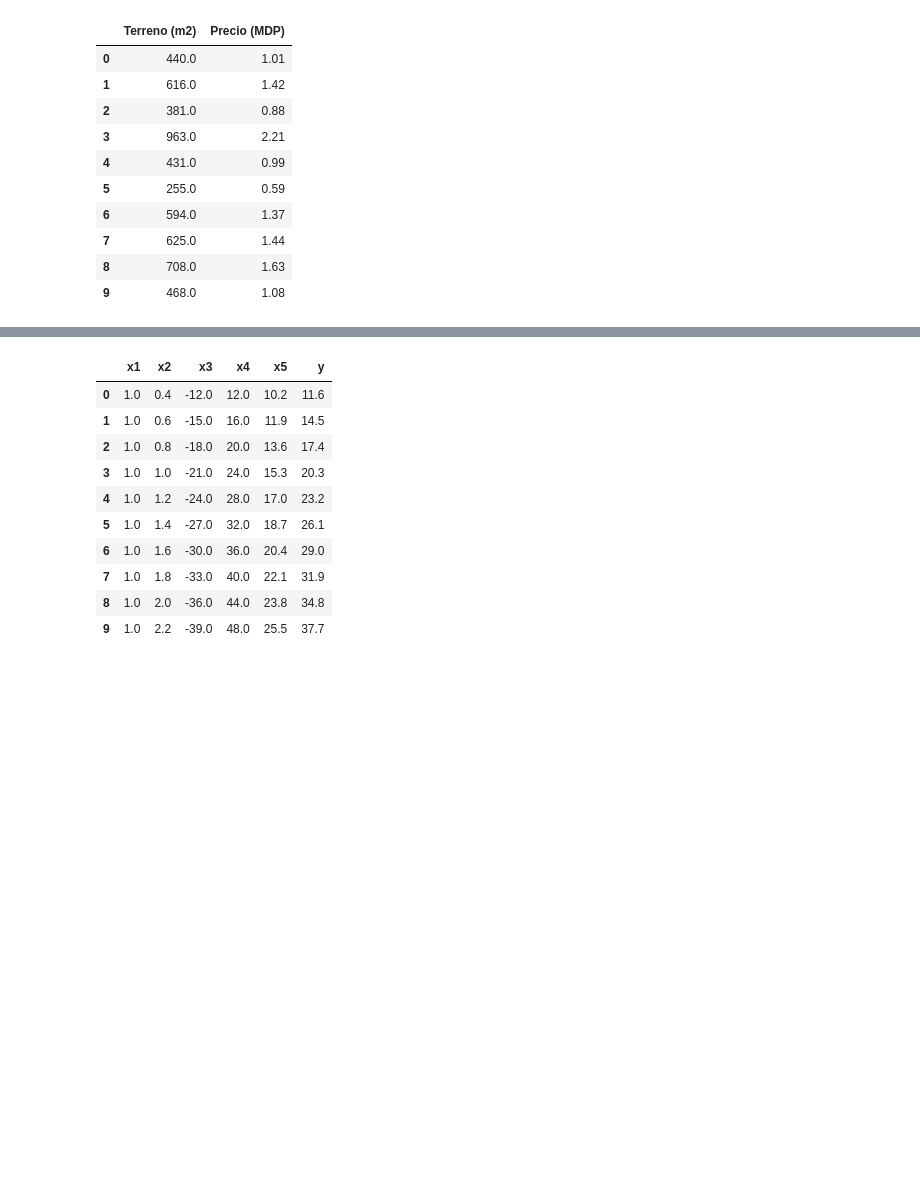
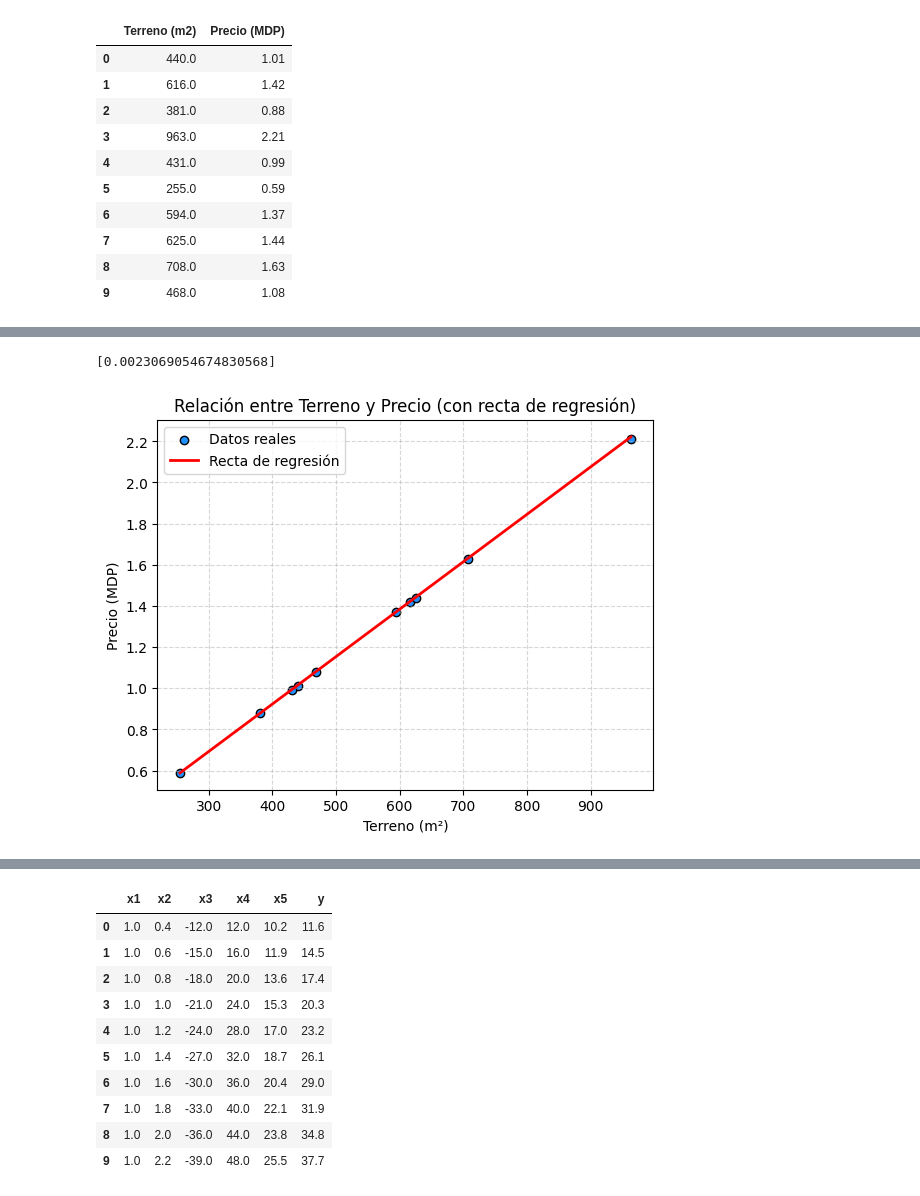
Before and after one commit to Pinedah/ESCOM_machine-learning, a Jupyter notebook: parcial1/bgd.ipynb, the cells around one changed output, grey strips where cells are left out. Cells and saved outputs as stored; diff of their text form; code cells hidden in the pictures; blank space fills up the shorter version.

```diff
--- a/parcial1/bgd.ipynb
+++ b/parcial1/bgd.ipynb
@@ -16,9 +16,9 @@ def bgd(X, Y, W_inicial, alpha):
     for i in range(X.shape[1]):
         aux2 = 0
         for j in range(len(X)):
-            #print(f"x={X[j, i]}, y={float(Y[j])}, i={i}, j={j}, w={W_inicial[i]}")
+            #y_pred = np.dot(W_inicial, X[j])
             aux2 += (W_inicial[i] * X[j, i] - float(Y[j])) * X[j, i]
-        aux = (W_inicial[i] - 2 * alpha * aux2)
+            #aux2 += (y_pred - float(Y[j])) * X[j, i]
+        aux = (W_inicial[i] - (2 * alpha * aux2))
         W.append(aux)
-        aux = 0
     return W
@@ -90,0 +114,2 @@ def aplicar_bgd(dataset, iteraciones, W, alpha, error_ideal=0.01):
+# %%
+W_final_casas, W_arreglo_casas, errores_arreglo_casas = aplicar_bgd(casas, 1000, [0] * 1, 0.001)
@@ -90,0 +134,26 @@ def aplicar_bgd(dataset, iteraciones, W, alpha, error_ideal=0.01):
+# %%
+W_final_casas
+# %% [output]
+[0.0023069054674830568]
+# %%
+
+# Crear valores de X para la línea
+x_vals = np.linspace(casas['Terreno (m2)'].min(), casas['Terreno (m2)'].max(), 100)
+y_vals = W_final_casas[0] * x_vals  # Recta de regresión
+
+# Graficar puntos reales
+plt.scatter(casas['Terreno (m2)'], casas['Precio (MDP)'],
+            color='dodgerblue', marker='o', edgecolor='black', label='Datos reales')
+
+# Graficar línea de regresión
+plt.plot(x_vals, y_vals, color='red', linewidth=2, label='Recta de regresión')
+
+# Personalizar gráfico
+plt.title('Relación entre Terreno y Precio (con recta de regresión)')
+plt.xlabel('Terreno (m²)')
+plt.ylabel('Precio (MDP)')
+plt.grid(True, linestyle='--', alpha=0.5)
+plt.legend()
+plt.show()
+# %% [output]
+[figure, added]
```
Also changed, not shown: parts of 7 cells of this notebook.
